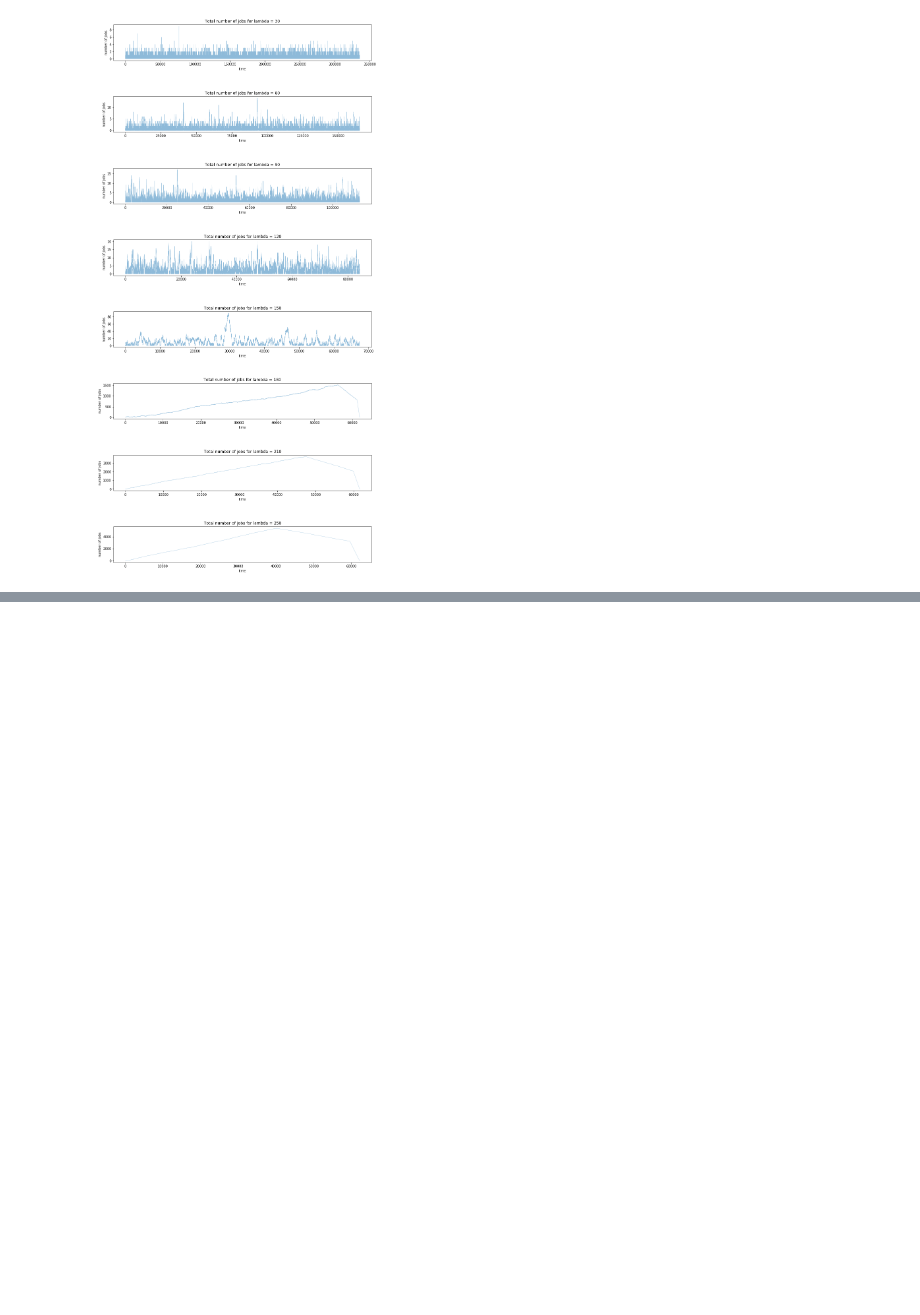
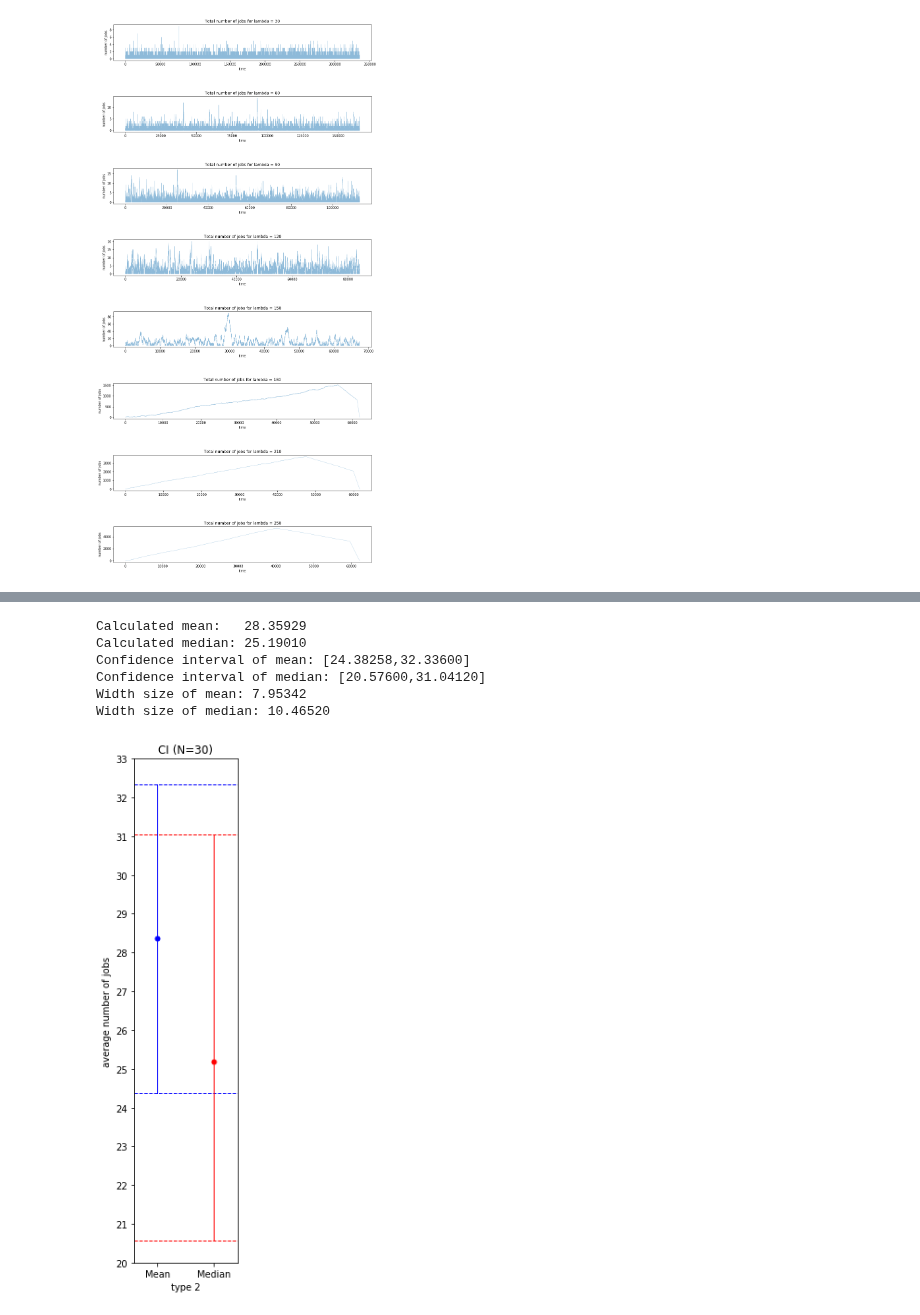
Before and after one commit to joelmfonseca/COM-503, a Jupyter notebook: hw3/Q1.ipynb, the cells around one changed output, grey strips where cells are left out. Saved outputs shown, nothing was run; the diff lists cells and outputs as text; code cells hidden in the pictures; blank space fills up the shorter version.

```diff
--- a/hw3/Q1.ipynb
+++ b/hw3/Q1.ipynb
@@ -183,0 +297,12 @@ for (i, time_job_rate) in enumerate(list(zip(time_jobs,lambda_))):
+# %%
+type1_CI_mean, type2_CI_mean, type1_CI_med, type2_CI_med = get_CI_mean_median_t1_t2(160)
+# %%
+plot_CI("type 2", "average number of jobs", "q3_type2_CI_plot_with_transient_lambda30", 30,  type2_CI_mean, type2_CI_med, 33, 20)
+# %% [output]
+Calculated mean:   28.35929
+Calculated median: 25.19010
+Confidence interval of mean: [24.38258,32.33600]
+Confidence interval of median: [20.57600,31.04120]
+Width size of mean: 7.95342
+Width size of median: 10.46520
+[figure, added]
```
Also changed, not shown: parts of 17 cells of this notebook, 3 other files.
